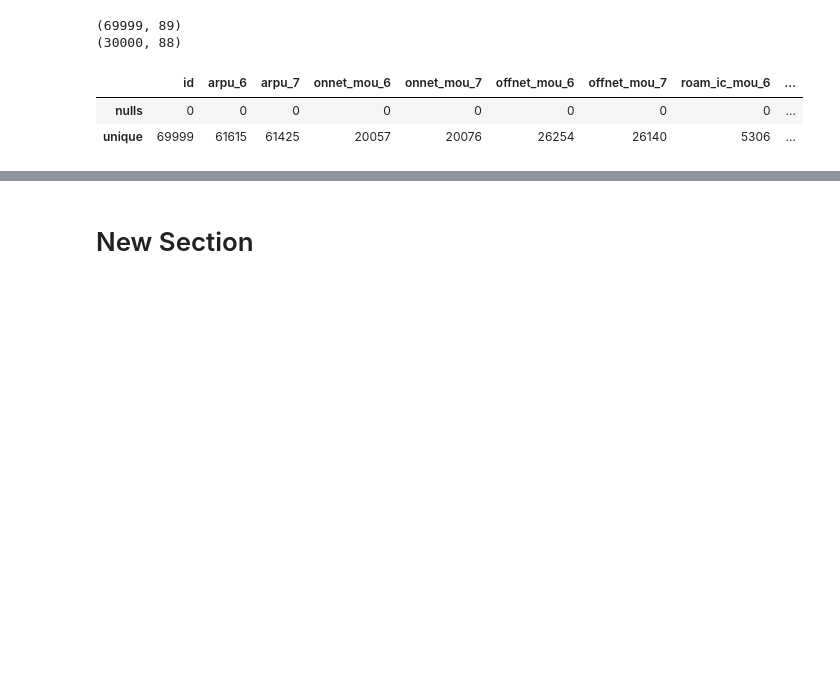
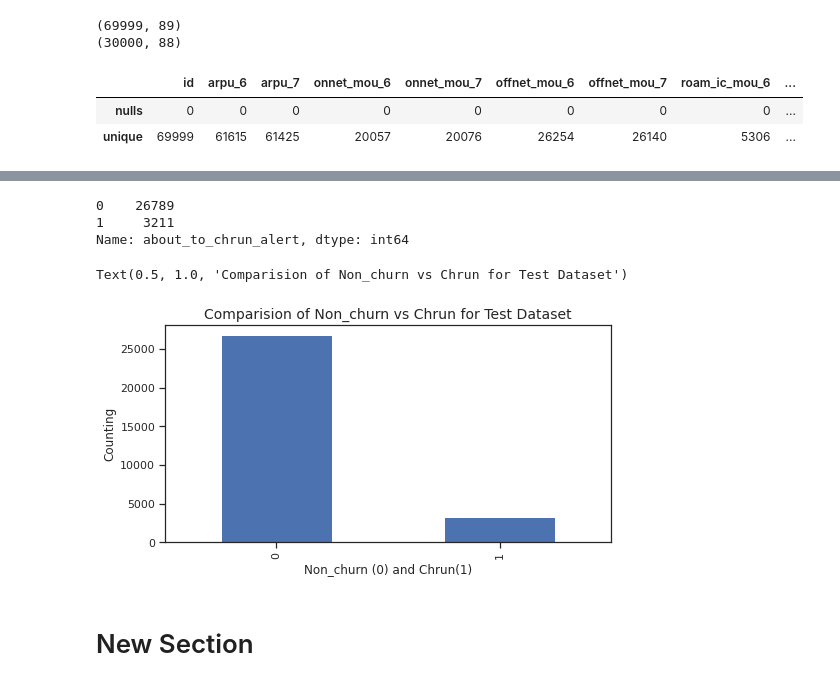
Before and after one commit to spdsp04/TelecomChrunCasestudy, a Jupyter notebook: Telecom_Chrun.ipynb, the cells around one changed output, grey strips where cells are left out. Drawn from its saved outputs; the diff is of its cells as text; code cells hidden in the pictures; blank space fills up the shorter version.

```diff
--- a/Telecom_Chrun.ipynb
+++ b/Telecom_Chrun.ipynb
@@ -339,2 +349,15 @@ Text(0.5, 1.0, 'Churn status Distribution')
+# %%
+print(chrun_test['about_to_chrun_alert'].value_counts())
+plt.figure(figsize=(8,4))
+chrun_test['about_to_chrun_alert'].value_counts().plot(kind = 'bar')
+plt.ylabel('Counting')
+plt.xlabel('Non_churn (0) and Chrun(1)')
+plt.title('Comparision of Non_churn vs Chrun for Test Dataset',fontsize=14)
+# %% [output]
+0    26789
+1     3211
+Name: about_to_chrun_alert, dtype: int64
+Text(0.5, 1.0, 'Comparision of Non_churn vs Chrun for Test Dataset')
+[figure, added]
 # %% [markdown]
 # New Section
```
Also changed, not shown: parts of 4 cells of this notebook.
